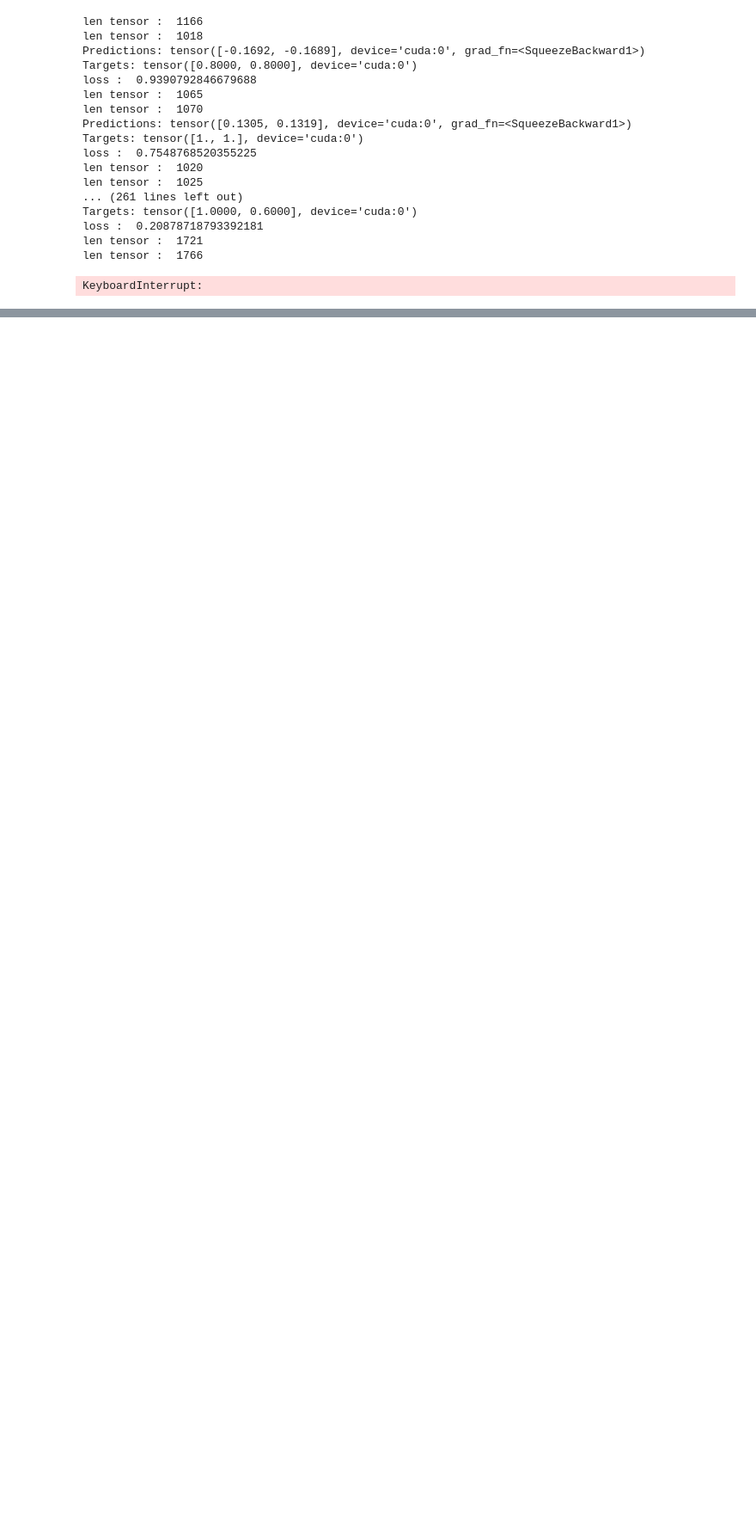
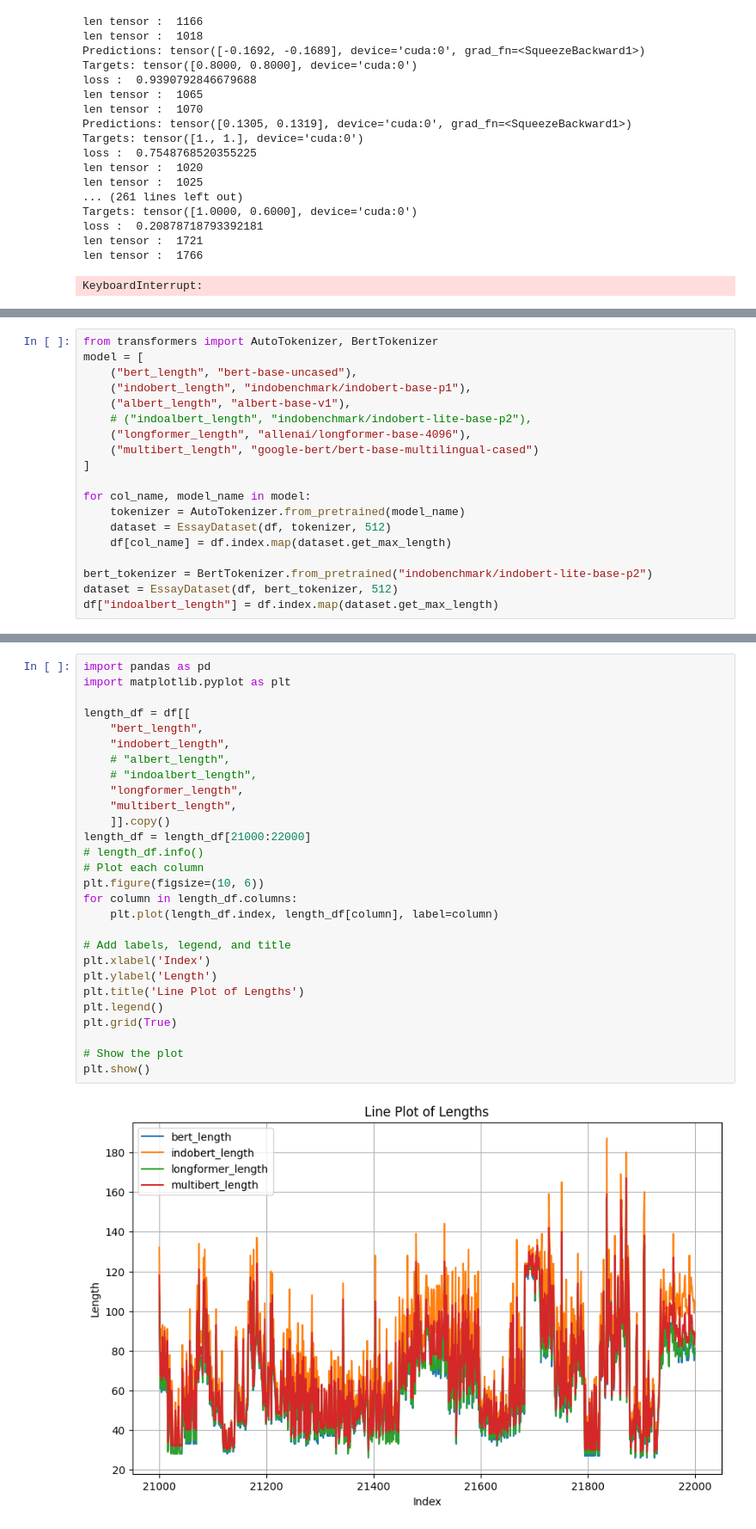
Before and after one commit to bwbayu/llm_aes, a Jupyter notebook: notebooks/eda.ipynb, the cells around one changed output, grey strips where cells are left out. Shown: that part at 86% size. Drawn from its saved outputs; the diff is of its cells as text; blank space fills up the shorter version.

Commit message:
feat/tokenizer exploration

```diff
--- a/notebooks/eda.ipynb
+++ b/notebooks/eda.ipynb
@@ -270,0 +273,19 @@ KeyboardInterrupt:
+# %%
+from transformers import AutoTokenizer, BertTokenizer
+model = [
+    ("bert_length", "bert-base-uncased"),
+    ("indobert_length", "indobenchmark/indobert-base-p1"),
+    ("albert_length", "albert-base-v1"),
+    # ("indoalbert_length", "indobenchmark/indobert-lite-base-p2"),
+    ("longformer_length", "allenai/longformer-base-4096"),
+    ("multibert_length", "google-bert/bert-base-multilingual-cased")
+]
+
+for col_name, model_name in model:
+    tokenizer = AutoTokenizer.from_pretrained(model_name)
+    dataset = EssayDataset(df, tokenizer, 512)
+    df[col_name] = df.index.map(dataset.get_max_length)
+
+bert_tokenizer = BertTokenizer.from_pretrained("indobenchmark/indobert-lite-base-p2")
+dataset = EssayDataset(df, bert_tokenizer, 512)
+df["indoalbert_length"] = df.index.map(dataset.get_max_length)
@@ -270,0 +319,30 @@ KeyboardInterrupt:
+# %%
+import pandas as pd
+import matplotlib.pyplot as plt
+
+length_df = df[[
+    "bert_length",
+    "indobert_length",
+    # "albert_length",
+    # "indoalbert_length",
+    "longformer_length",
+    "multibert_length",
+    ]].copy()
+length_df = length_df[21000:22000]
+# length_df.info()
+# Plot each column
+plt.figure(figsize=(10, 6))
+for column in length_df.columns:
+    plt.plot(length_df.index, length_df[column], label=column)
+
+# Add labels, legend, and title
+plt.xlabel('Index')
+plt.ylabel('Length')
+plt.title('Line Plot of Lengths')
+plt.legend()
+plt.grid(True)
+
+# Show the plot
+plt.show()
+# %% [output]
+[figure, added]
```
Also changed, not shown: parts of 3 cells of this notebook, 3 other files.
